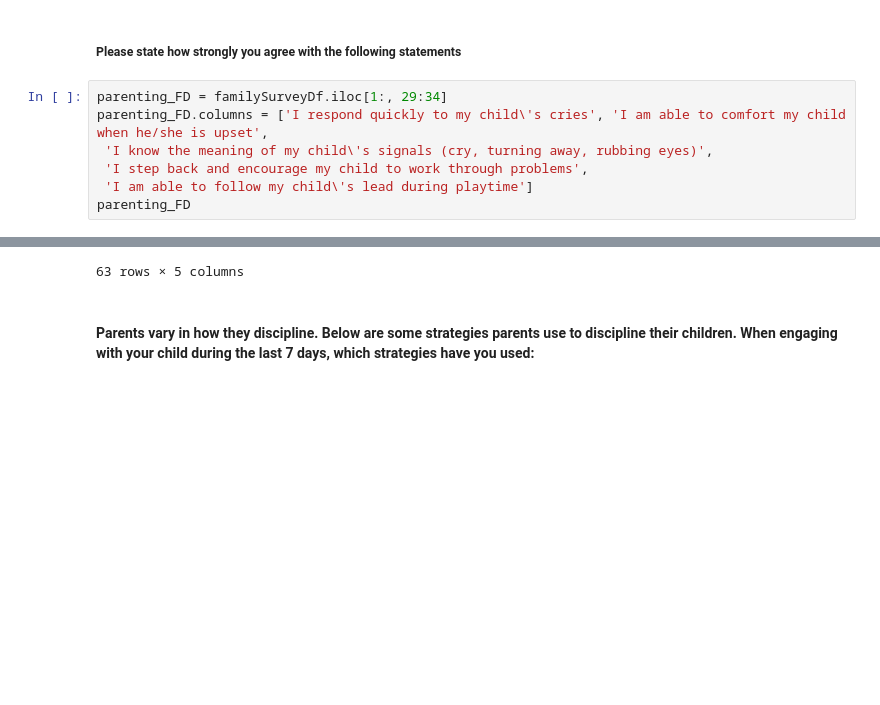
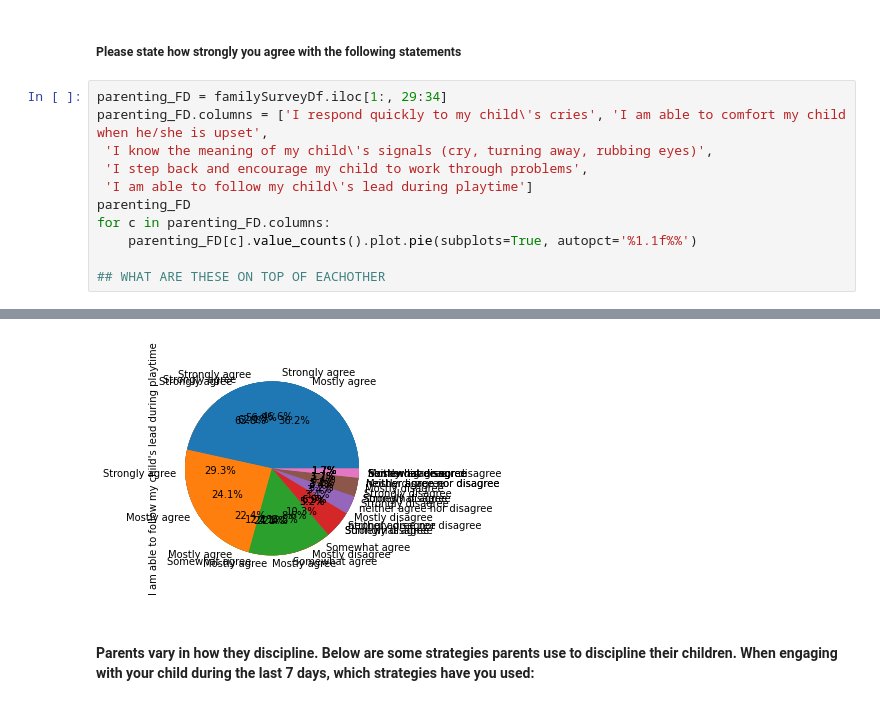
Before and after one commit to renarepenning/weplaynoladata, a Jupyter notebook: MilestoneTwo.ipynb, the cells around one changed output, grey strips where cells are left out. Drawn from its saved outputs; the diff is of its cells as text; blank space fills up the shorter version.

```diff
--- a/MilestoneTwo.ipynb
+++ b/MilestoneTwo.ipynb
@@ -178,4 +136,8 @@ parenting_FD.columns = ['I respond quickly to my child\'s cries', 'I am able to
  'I step back and encourage my child to work through problems',
  'I am able to follow my child\'s lead during playtime']
 parenting_FD
+for c in parenting_FD.columns:
+    parenting_FD[c].value_counts().plot.pie(subplots=True, autopct='%1.1f%%')
+
+## WHAT ARE THESE ON TOP OF EACHOTHER
 # %% [output]
@@ -194,4 +144,4 @@ parenting_FD
-63 rows × 5 columns
+[figure, added]
 # %% [markdown]
 #### Parents vary in how they discipline. Below are some strategies parents use to discipline their children. When engaging with your child during the last 7 days, which strategies have you used:
 # %%
```
Also changed, not shown: parts of 15 cells of this notebook, 1 other file.
